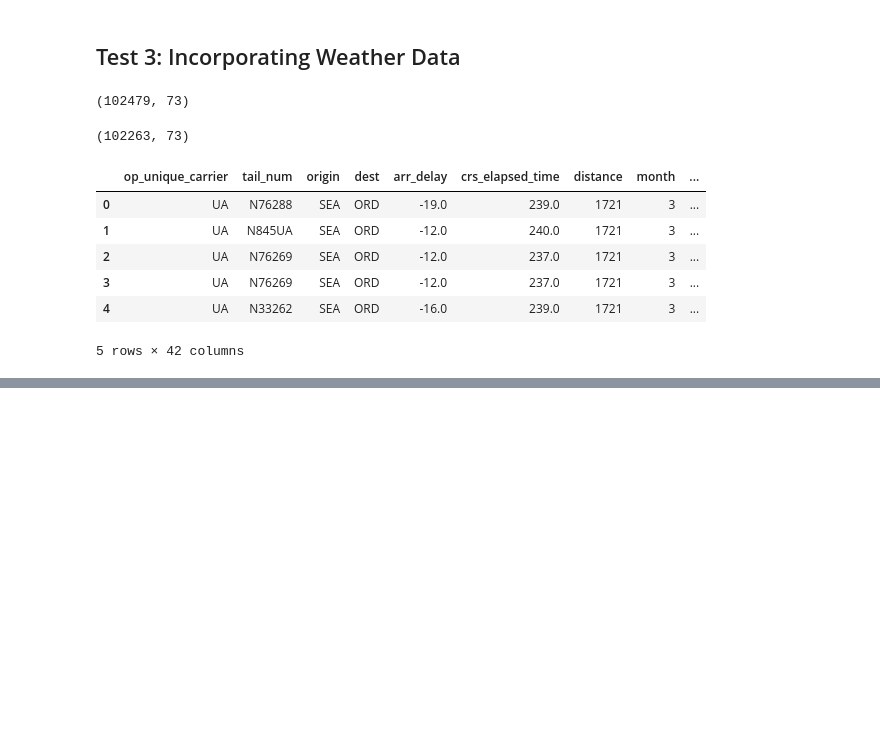
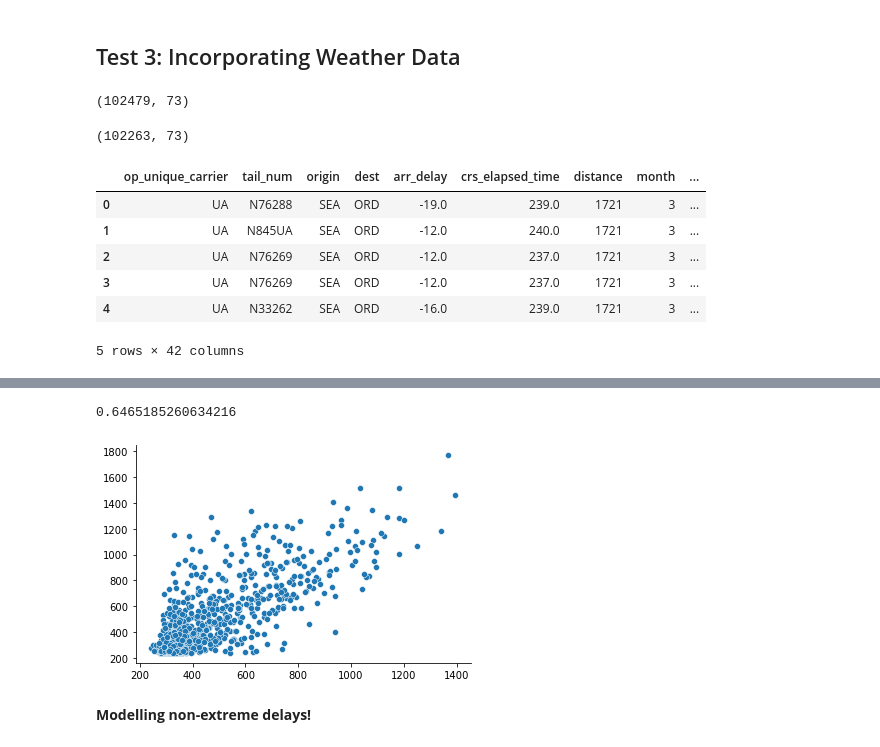
Before and after one commit to michaelhalim168/flight-delay-prediction, a Jupyter notebook: notebooks/regression-model-testing.ipynb, the cells around one changed output, grey strips where cells are left out. Drawn from its saved outputs; the diff is of its cells as text; code cells hidden in the pictures; blank space fills up the shorter version.

```diff
--- a/notebooks/regression-model-testing.ipynb
+++ b/notebooks/regression-model-testing.ipynb
@@ -352,0 +423,19 @@ plt.show()
+# %%
+X_train, X_test, y_train, y_test = train_test_split(X_ext_transformed, y_ext_transformed, train_size=0.75)
+# %%
+gbr = GradientBoostingRegressor()
+# %%
+gbr.fit(X_train, y_train)
+gbr.score(X_test, y_test)
+# %% [output]
+0.6465185260634216
+# %%
+y_pred_ext = gbr.predict(X_test)
+# %%
+sns.scatterplot(x=y_pred_ext, y=y_test.reshape(1,-1)[0])
+sns.despine()
+plt.show()
+# %% [output]
+[figure, added]
+# %% [markdown]
+<b> Modelling non-extreme delays! </b>
```
Also changed, not shown: parts of 58 cells of this notebook, 2 other files.
